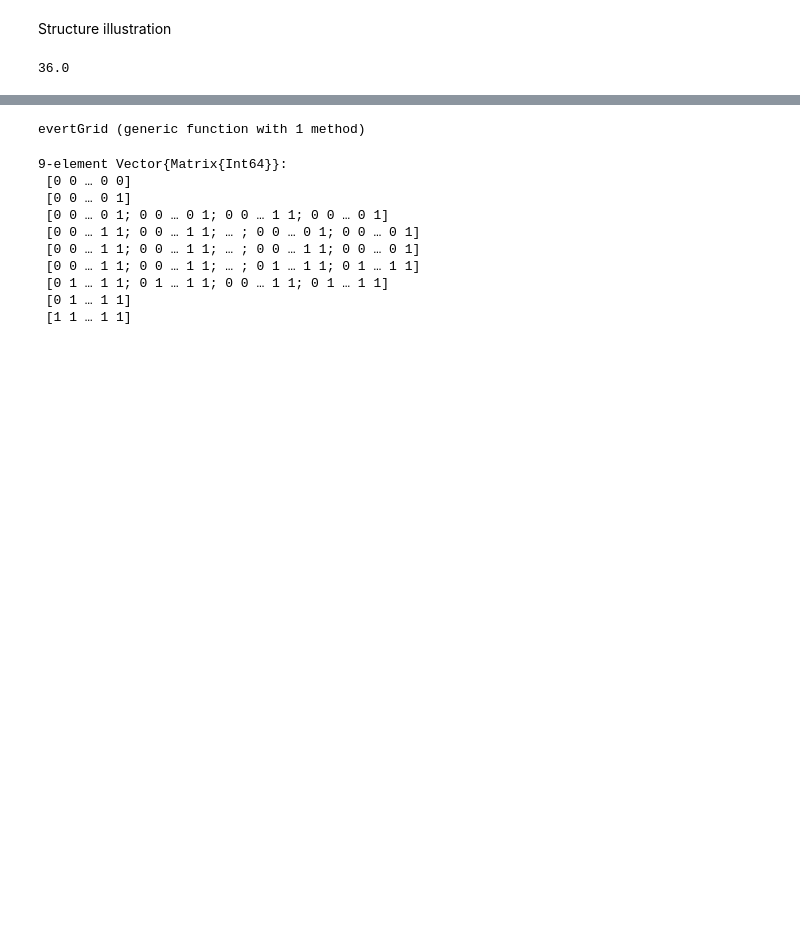
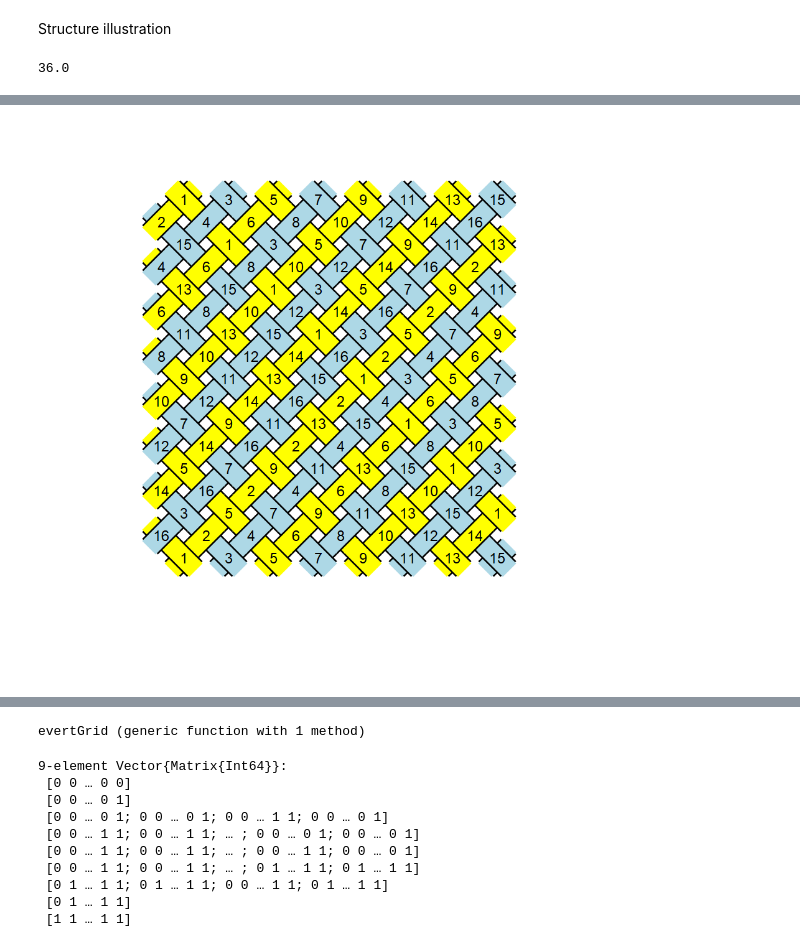
Before and after one commit to joshuarbholden/kumihimo, a Jupyter notebook: naiki_draw.ipynb, the cells around one changed output, grey strips where cells are left out. Cells and saved outputs as stored; diff of their text form; code cells hidden in the pictures; blank space fills up the shorter version.

```diff
--- a/naiki_draw.ipynb
+++ b/naiki_draw.ipynb
@@ -182,0 +283,10 @@ using Luxor
+# %%
+#Z stripes
+using Luxor
+@draw begin
+    fontsize(24)
+    grid= fillGrid(8, [1,0,1,0,1,0,1,0], [1,0,1,0,1,0,1,0], ["yellow", "light blue"])
+    drawLabeledGrid(8, grid, O-(0, 10unit), Point(-unit,unit), Point(unit,unit))
+    end 25unit 25unit
+# %% [output]
+[figure, added]
```
Also changed, not shown: parts of 11 cells of this notebook, 8 other files.
